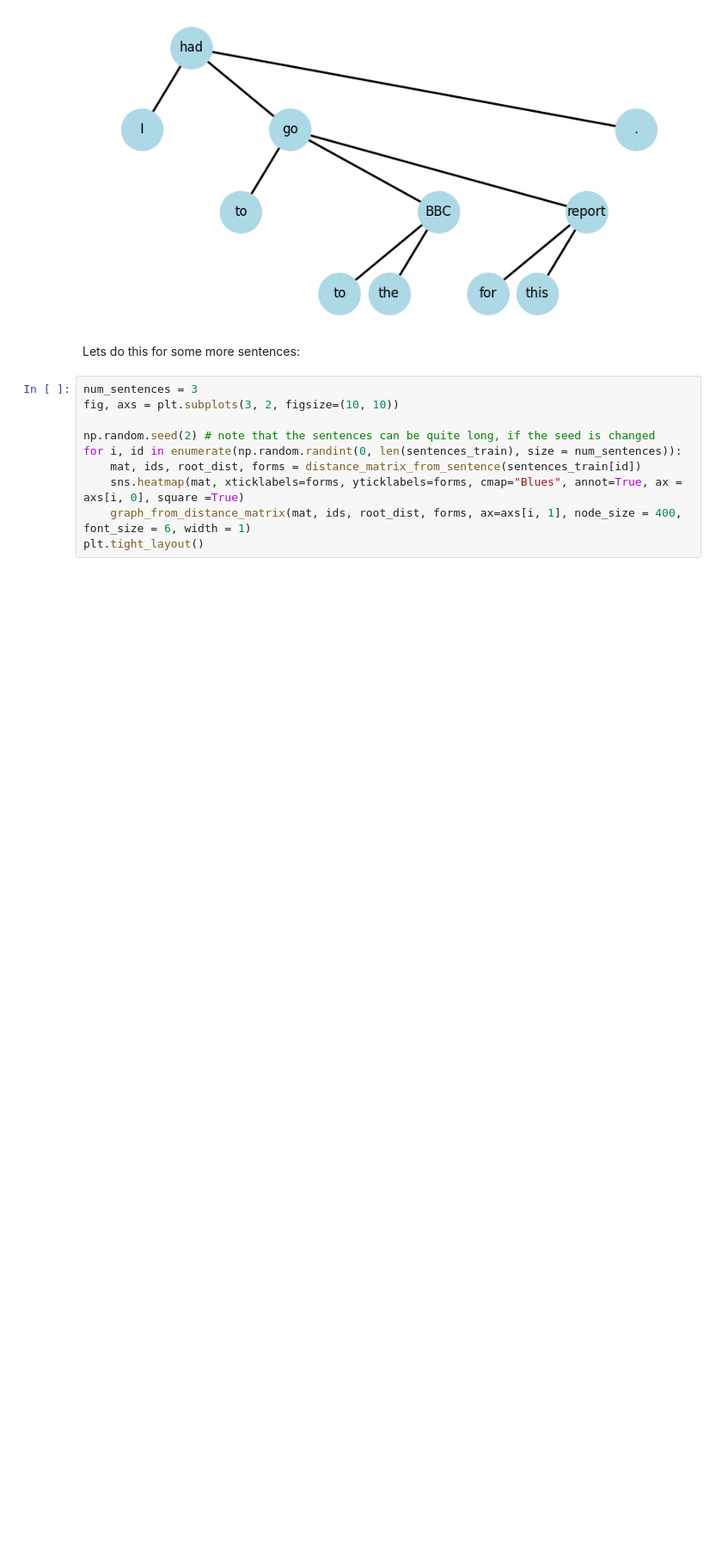
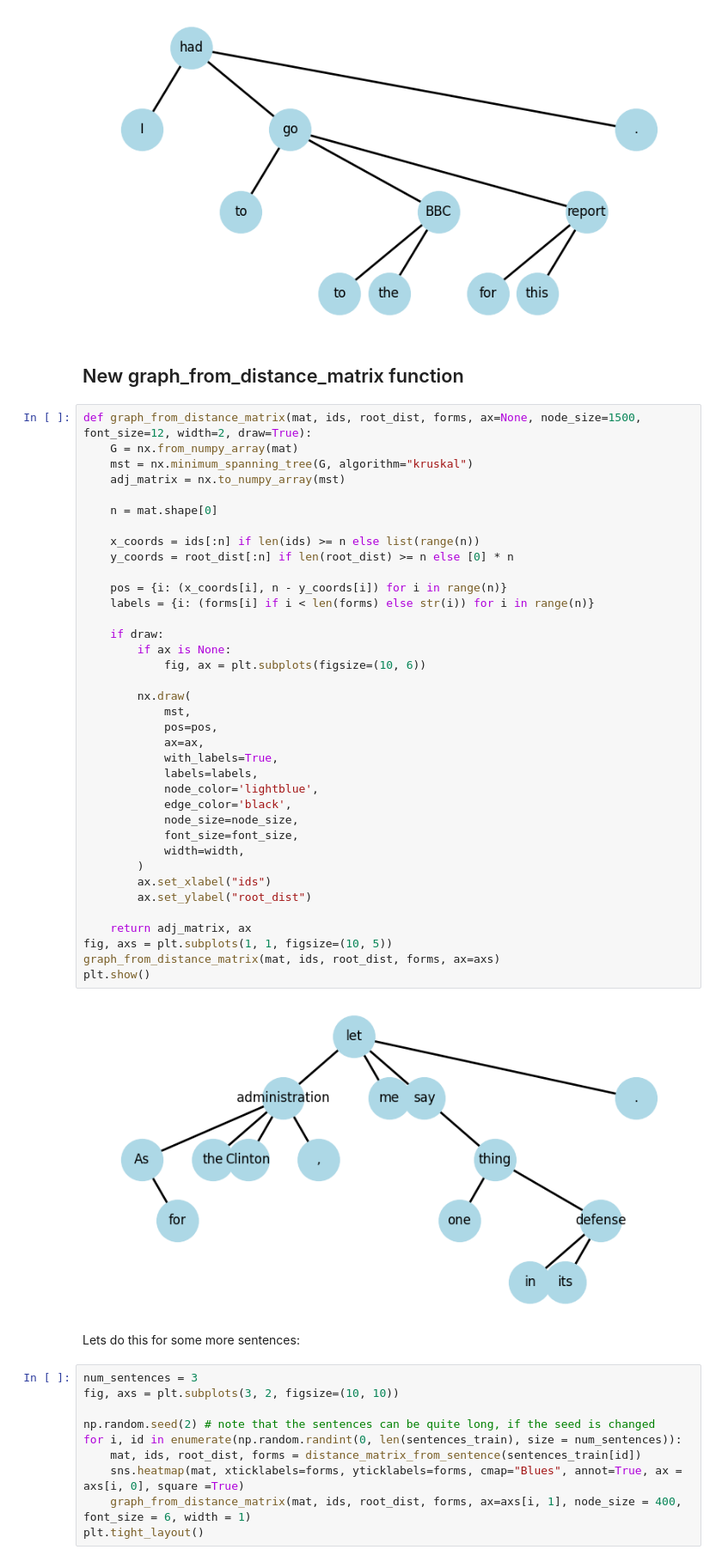
Before and after one commit to onjurgensen/probing_syntax_in_LLMs, a Jupyter notebook: probing_syntax_in_LLMs.ipynb, the cells around one changed output. Shown at 86% size. Cells and saved outputs as stored; diff of their text form; blank space fills up the shorter version.

```diff
--- a/probing_syntax_in_LLMs.ipynb
+++ b/probing_syntax_in_LLMs.ipynb
@@ -209,6 +209,47 @@ graph_from_distance_matrix(mat, ids, root_dist, forms, ax=axs)
 plt.show()
 # %% [output]
 [figure]
+# %% [markdown]
+## New graph_from_distance_matrix function ##
+# %%
+def graph_from_distance_matrix(mat, ids, root_dist, forms, ax=None, node_size=1500, font_size=12, width=2, draw=True):
+    G = nx.from_numpy_array(mat)
+    mst = nx.minimum_spanning_tree(G, algorithm="kruskal")
+    adj_matrix = nx.to_numpy_array(mst)
+
+    n = mat.shape[0]
+
+    x_coords = ids[:n] if len(ids) >= n else list(range(n))
+    y_coords = root_dist[:n] if len(root_dist) >= n else [0] * n
+
+    pos = {i: (x_coords[i], n - y_coords[i]) for i in range(n)}
+    labels = {i: (forms[i] if i < len(forms) else str(i)) for i in range(n)}
+
+    if draw:
+        if ax is None:
+            fig, ax = plt.subplots(figsize=(10, 6))
+
+        nx.draw(
+            mst,
+            pos=pos,
+            ax=ax,
+            with_labels=True,
+            labels=labels,
+            node_color='lightblue',
+            edge_color='black',
+            node_size=node_size,
+            font_size=font_size,
+            width=width,
+        )
+        ax.set_xlabel("ids")
+        ax.set_ylabel("root_dist")
+
+    return adj_matrix, ax
+fig, axs = plt.subplots(1, 1, figsize=(10, 5))
+graph_from_distance_matrix(mat, ids, root_dist, forms, ax=axs)
+plt.show()
+# %% [output]
+[figure, added]
 # %% [markdown]
 Lets do this for some more sentences:
 # %%
```
Also changed, not shown: parts of 27 cells of this notebook, 1 other file.
